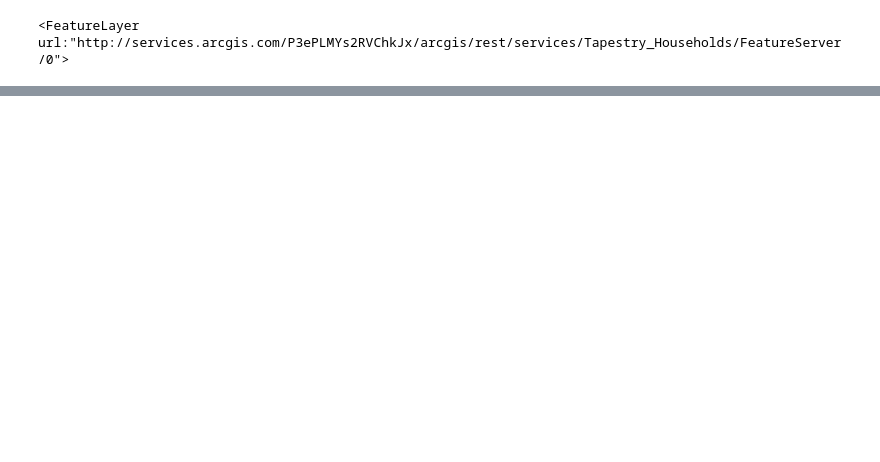
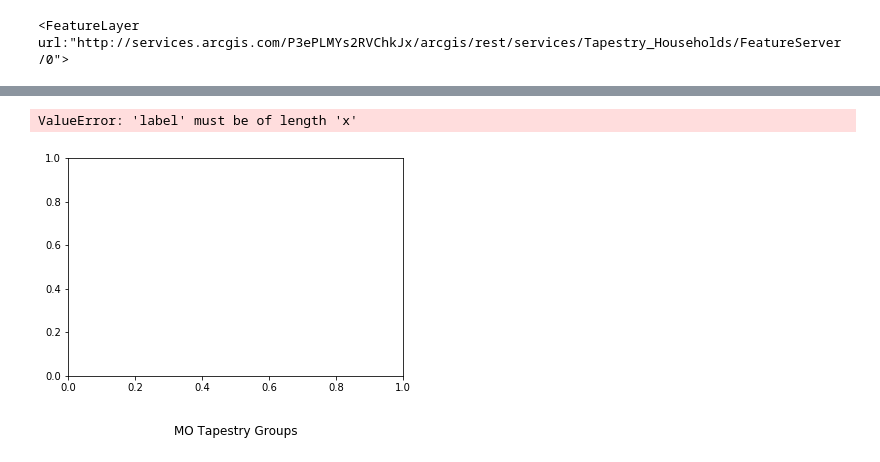
Before and after one commit to LauraLB2006/advanced_class, a Jupyter notebook: Project3/Q1.ipynb, the cells around one changed output, grey strips where cells are left out. Saved outputs shown, nothing was run; the diff lists cells and outputs as text; code cells hidden in the pictures; blank space fills up the shorter version.

```diff
--- a/Project3/Q1.ipynb
+++ b/Project3/Q1.ipynb
@@ -73,0 +311,17 @@ flayer
+# %%
+%matplotlib inline
+labels2= "Top Tier", "Professional Pride", "Savvy Suburbanites", "Exurbanites", "Metro Renters",
+"Soccer Moms", "Home Improvement", "Middleburg", "Comfortable Empty Nesters", "In Style",
+"Parks and Rec","Rustbelt Traditions", "Midlife Constants", "Green Acres", "Salt of the Earth", "The Great Outdoors",
+"Prairie Living", "Rural Resort Dwellers","Heartland Communities", "Up and Coming Families","American Dreamers",
+"Southwestern Families", "Emerald City","Bright Young Professionals","Front Porches","Old and Newcomers","Hardscrabble Roade",
+"Golden Years","Senior Escapes","Retirement Communities","Social Security Set",
+"Southern Satellites","Rooted Rural","Diners & Miners","Down the Road","Rural Bypasses","Young and Restless","Metro Fusion","Set to Impress","City Commons","Family Foundations","Traditional Living",
+"Small Town Simplicity","Military Proximity","College Towns","Dorms to Diplomas","Unclassified"
+
+plt.title ("MO Tapestry Groups", y= -0.3)
+plt.pie (MO2, labels=labels2, autopct = "%1.0f%%");
+plt.axis ('equal');
+# %% [output]
+ValueError: 'label' must be of length 'x'
+[figure, added]
```
Also changed, not shown: parts of 42 cells of this notebook, 1 other file.
